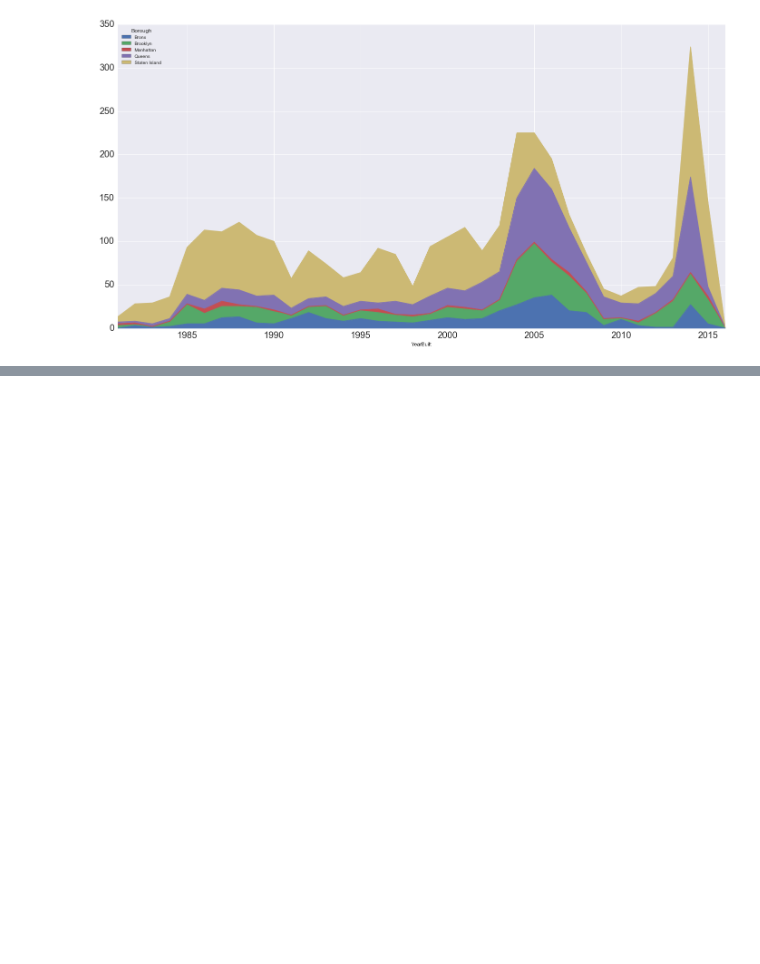
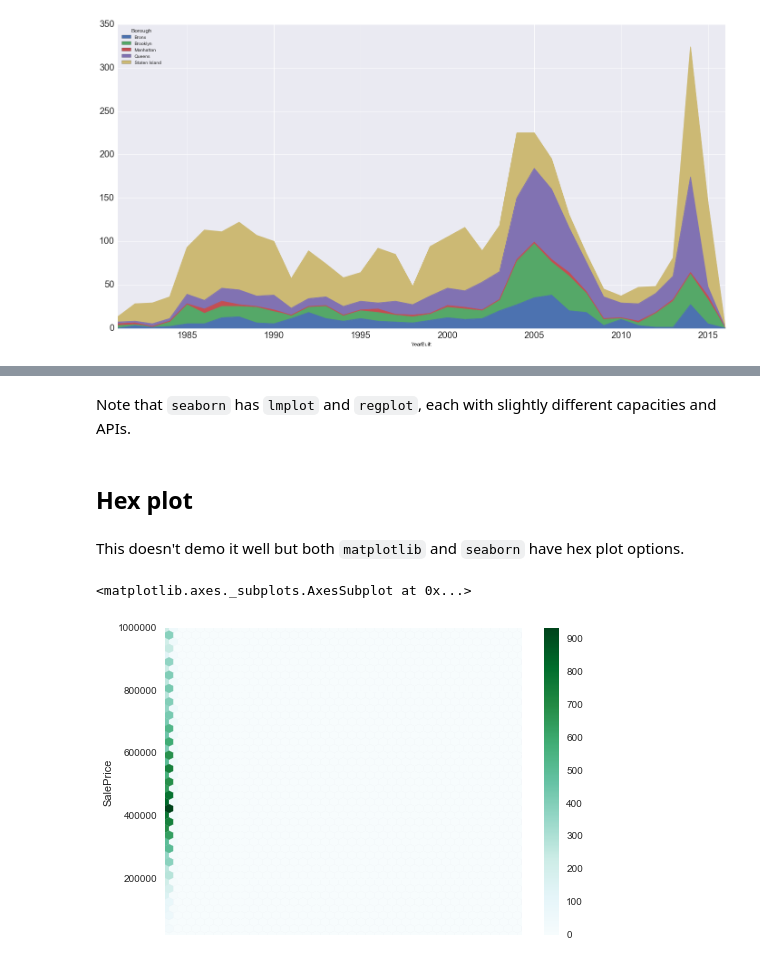
Before and after one commit to ResidentMario/nyc-health-inspections, a Jupyter notebook: pandas_api.ipynb, the cells around one changed output, grey strips where cells are left out. Drawn from its saved outputs; the diff is of its cells as text; code cells hidden in the pictures; blank space fills up the shorter version.

```diff
--- a/pandas_api.ipynb
+++ b/pandas_api.ipynb
@@ -328,0 +371,11 @@ sales[sales['YearBuilt'] > 1980].groupby(['Borough', 'YearBuilt']).count()['Inde
+# %% [markdown]
+Note that `seaborn` has `lmplot` and `regplot`, each with slightly different capacities and APIs.
+# %% [markdown]
+## Hex plot
+# %% [markdown]
+This doesn't demo it well but both `matplotlib` and `seaborn` have hex plot options.
+# %%
+small_owner_dummy.plot.hexbin(x='BldgArea', y='SalePrice', gridsize=40)
+# %% [output]
+<matplotlib.axes._subplots.AxesSubplot at 0x...>
+[figure, added]
```
Also changed, not shown: parts of 36 cells of this notebook, 1 other file.
